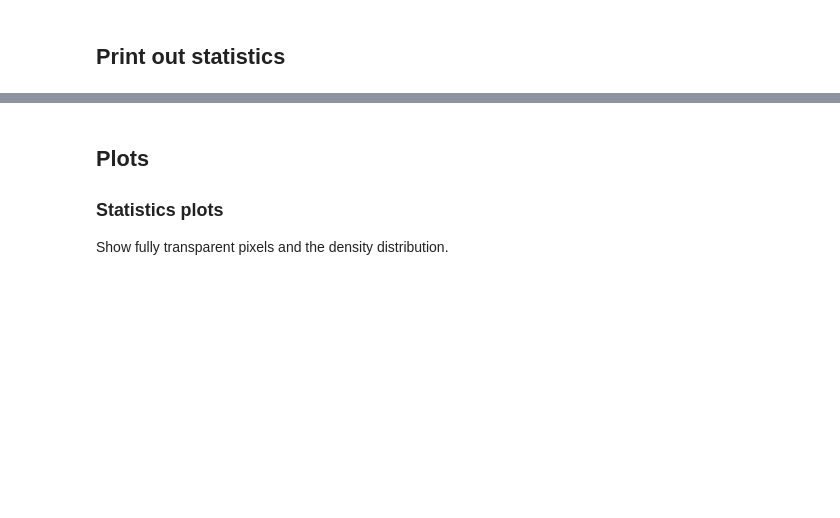
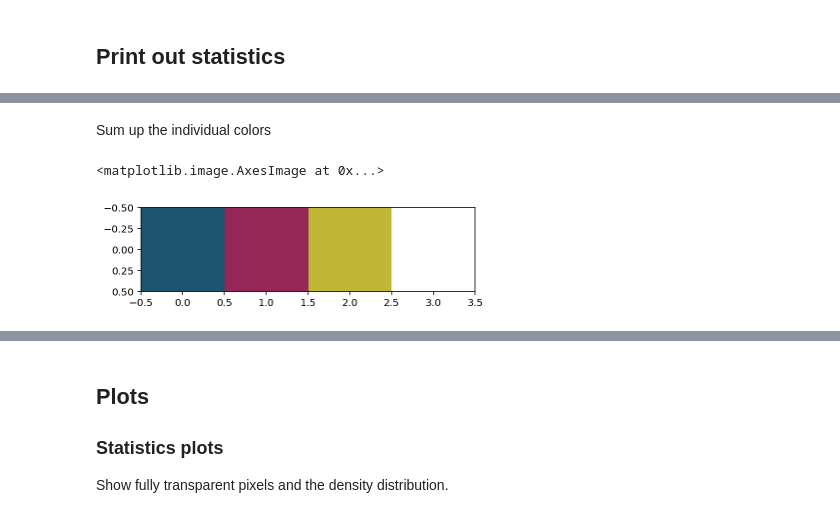
Before and after one commit to birnstiel/astro3D, a Jupyter notebook: notebooks/1_3Dprinting/4_color_disk/analyze_color_stack.ipynb, the cells around one changed output, grey strips where cells are left out. Saved outputs shown, nothing was run; the diff lists cells and outputs as text; code cells hidden in the pictures; blank space fills up the shorter version.

Commit message:
updated color dithering

```diff
--- a/notebooks/1_3Dprinting/4_color_disk/analyze_color_stack.ipynb
+++ b/notebooks/1_3Dprinting/4_color_disk/analyze_color_stack.ipynb
@@ -16,7 +16,7 @@ dpi_x = 600
 dpi_y = 300
 dz    = 27e-4 # 27 micron
 # directory = 'slices_turbulent_box'
-directory = 'slices_pluto_color/'
+directory = 'slices_pluto_color2/'
 # %% [markdown]
 ## Read Images
 # %% [markdown]
@@ -43,0 +42,7 @@ print(f'most opaque pixel has {summed_image.max():n} filled pixels (={summed_ima
+# %%
+print(f'{len(files)} files')
+print(f'dimension = {im.shape[0] * dx:.2f} x {im.shape[1] * dy:.2f} x {len(files) * dz:.2f} cm')
+print(f'nr of empty pixels: {(summed_image==0).sum() / np.prod(summed_image.shape):.2%}')
+print(f'most opaque pixel has {summed_image.max():n} filled pixels (={summed_image.max() / len(files):.2%} of all layers are filled)')
+
+cols = image_stack.check_colors(im)
@@ -43,0 +59,2 @@ print(f'most opaque pixel has {summed_image.max():n} filled pixels (={summed_ima
+# %% [markdown]
+Sum up the individual colors
@@ -43,0 +66,5 @@ print(f'most opaque pixel has {summed_image.max():n} filled pixels (={summed_ima
+# %%
+plt.imshow([cols])
+# %% [output]
+<matplotlib.image.AxesImage at 0x...>
+[figure, added]
```
Also changed, not shown: parts of 8 cells of this notebook, 4 other files.
